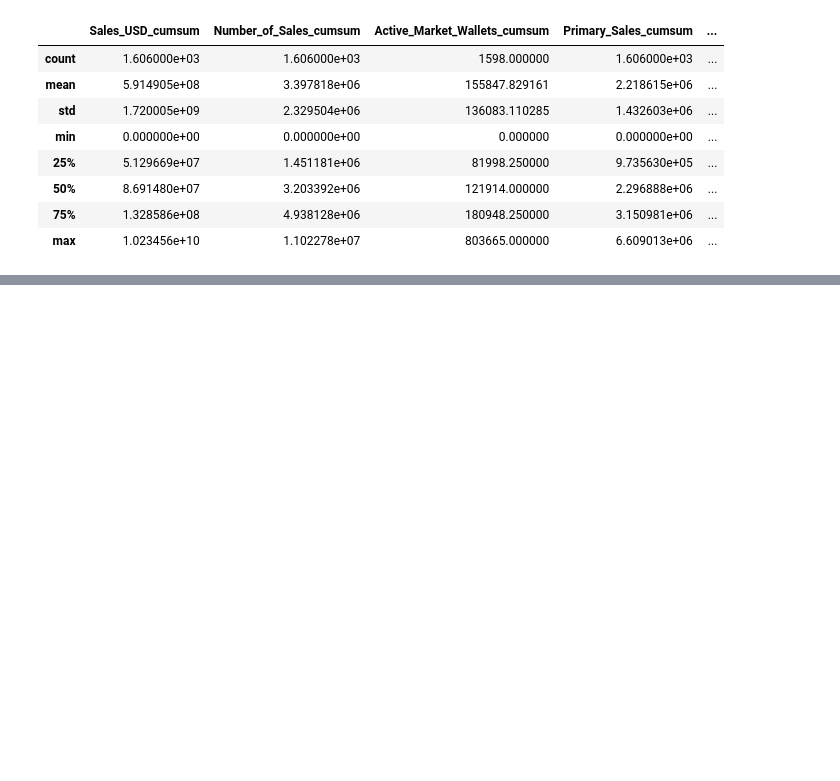
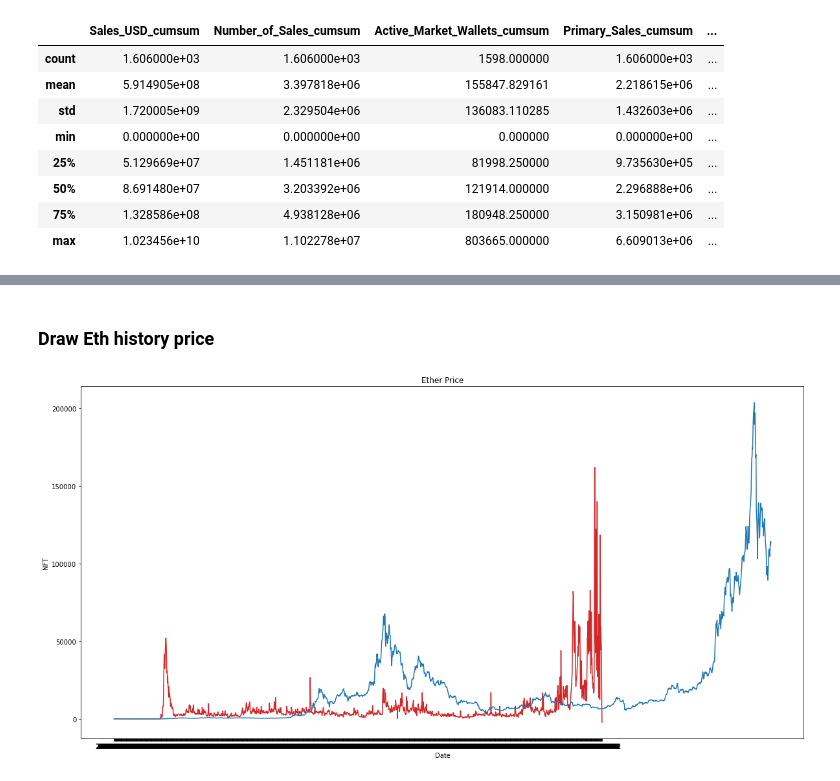
Before and after one commit to MARCOpo1o/NFT-Report, a Jupyter notebook: NFT.ipynb, the cells around one changed output, grey strips where cells are left out. Cells and saved outputs as stored; diff of their text form; code cells hidden in the pictures; blank space fills up the shorter version.

```diff
--- a/NFT.ipynb
+++ b/NFT.ipynb
@@ -67,0 +85,15 @@ Index(['Collections', 'Sales', 'Buyers', 'Txns', 'Owners'], dtype='object')
+# %% [markdown]
+### Draw Eth history price
+# %%
+def plot_eth_df(eth_df, x, y, title="", xlabel='Date', ylabel='NFT', dpi=100):
+ #   plt.figure(figsize=(16,5), dpi=dpi)
+    plt.plot(x, y, color='tab:blue')
+    plt.gca().set(title=title, xlabel=xlabel, ylabel=ylabel)
+plt.figure(figsize=(20,10))
+nfthis_df.index = nfthis_df['Date']
+Price = (eth_df.High + eth_df.Low)/2*50
+plot_df(nfthis_df, x=nfthis_df.index, y=nfthis_df.Number_of_Sales, title='NFT Sales.')
+plot_eth_df(eth_df, x=eth_df.index, y=Price, title='Ether Price')
+#plt.grid()
+# %% [output]
+[figure, added]
```
Also changed, not shown: parts of 18 cells of this notebook.
